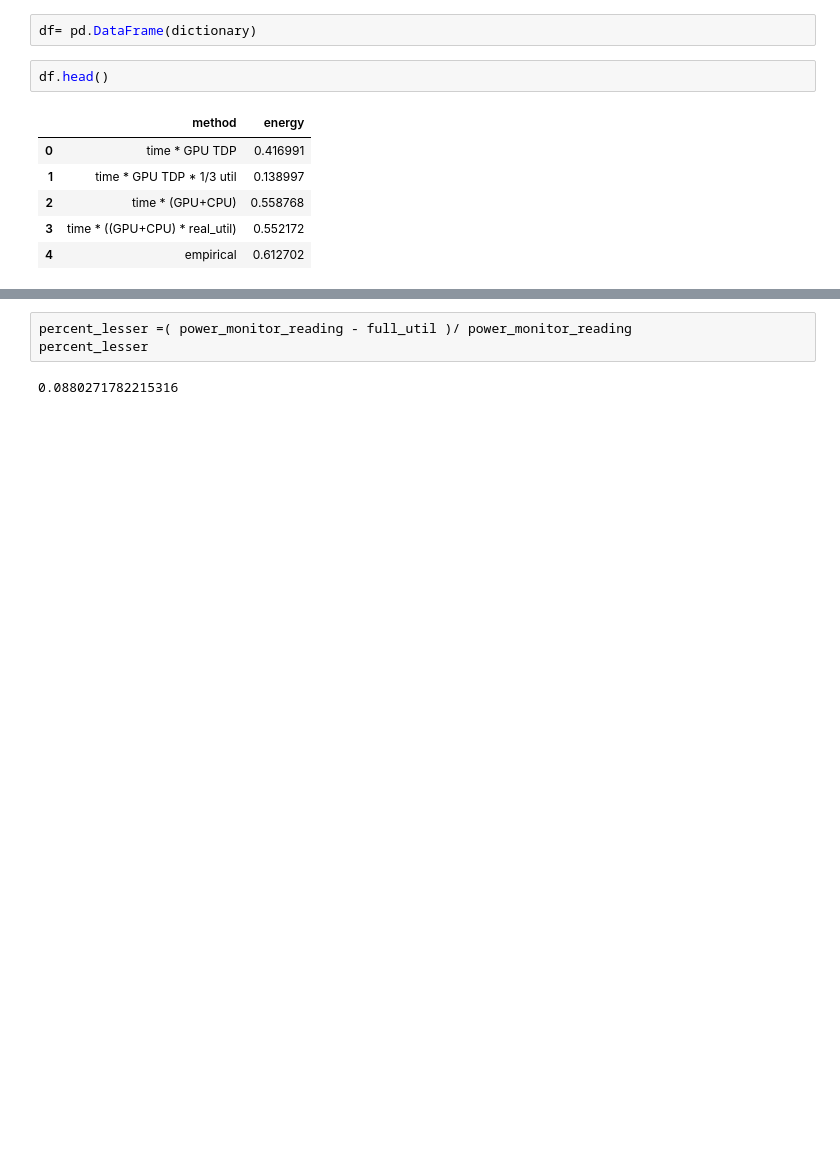
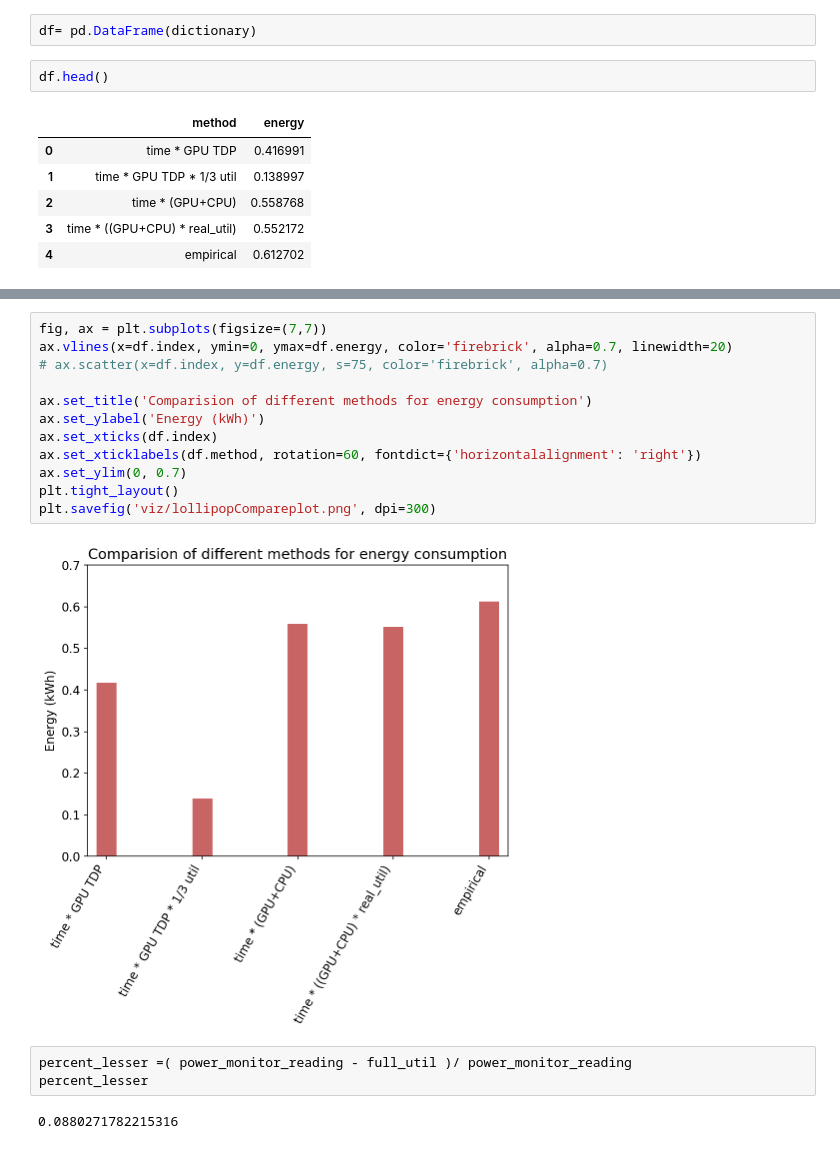
Before and after one commit to MScDissertation/NLP, a Jupyter notebook: CompareMethods.ipynb, the cells around one changed output, grey strips where cells are left out. Drawn from its saved outputs; the diff is of its cells as text; blank space fills up the shorter version.

```diff
--- a/CompareMethods.ipynb
+++ b/CompareMethods.ipynb
@@ -70,3 +71,17 @@ ax.figure.savefig("viz/compareEnergy.png",dpi=300)
+# %%
+fig, ax = plt.subplots(figsize=(7,7))
+ax.vlines(x=df.index, ymin=0, ymax=df.energy, color='firebrick', alpha=0.7, linewidth=20)
+# ax.scatter(x=df.index, y=df.energy, s=75, color='firebrick', alpha=0.7)
+
+ax.set_title('Comparision of different methods for energy consumption')
+ax.set_ylabel('Energy (kWh)')
+ax.set_xticks(df.index)
+ax.set_xticklabels(df.method, rotation=60, fontdict={'horizontalalignment': 'right'})
+ax.set_ylim(0, 0.7)
+plt.tight_layout()
+plt.savefig('viz/lollipopCompareplot.png', dpi=300)
+# %% [output]
+[figure, added]
 # %%
 percent_lesser =( power_monitor_reading - full_util )/ power_monitor_reading
 percent_lesser
```
Also changed, not shown: parts of 7 cells of this notebook, 8 other files.
